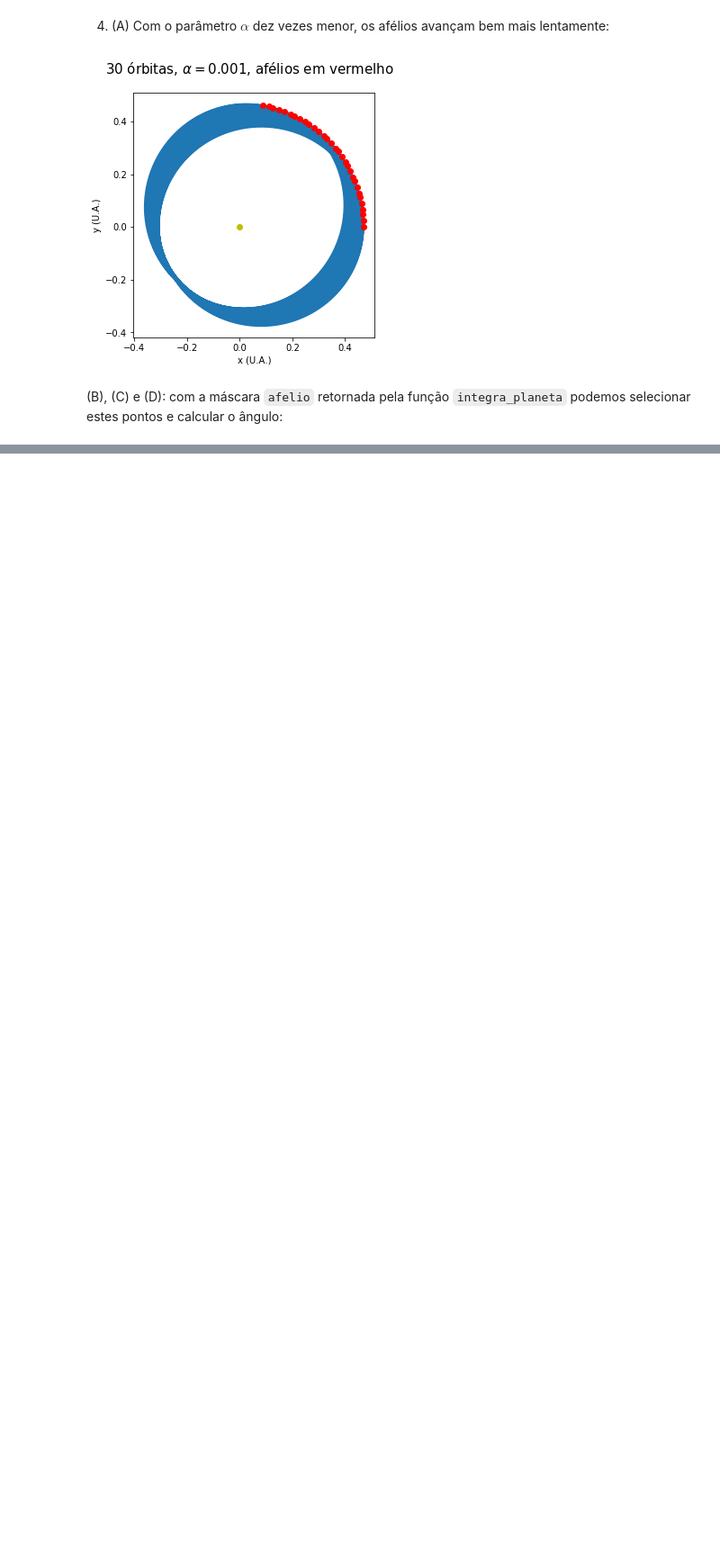
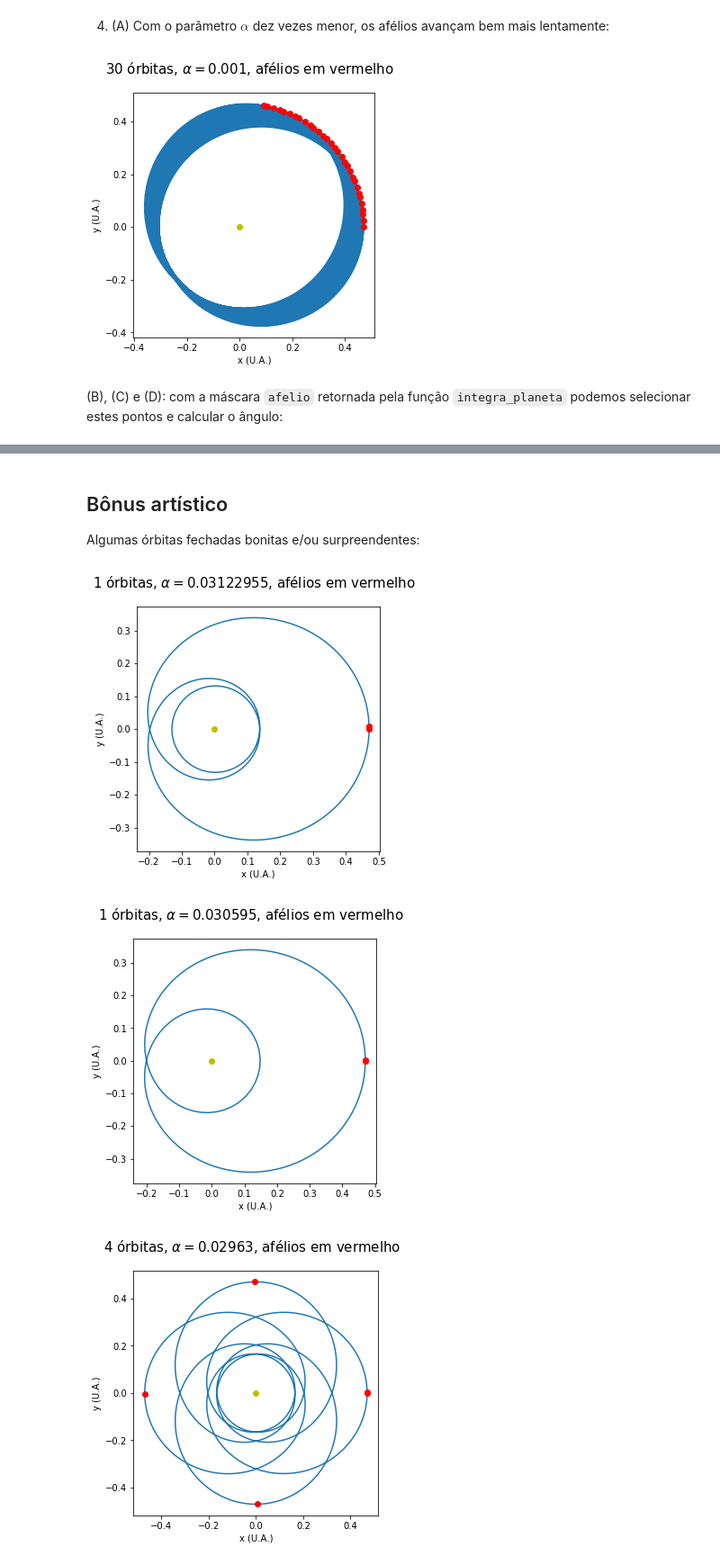
Before and after one commit to solano/mccomp19, a Jupyter notebook: mercurio.ipynb, the cells around one changed output, grey strips where cells are left out. Shown at 90% size. Saved outputs shown, nothing was run; the diff lists cells and outputs as text; code cells hidden in the pictures; blank space fills up the shorter version.

```diff
--- a/mercurio.ipynb
+++ b/mercurio.ipynb
@@ -173,0 +223,18 @@ plt.show()
+# %% [markdown]
+## Bônus artístico
+
+Algumas órbitas fechadas bonitas e/ou surpreendentes:
+# %%
+integra_e_mostra(Norbitas=1, α=0.03122955, Δt=5e-4)  # periélio e afélio de lados opostos, mas dando voltas antes
+integra_e_mostra(Norbitas=1, α=0.030595)             # periélio e afélio do mesmo lado da órbita!
+integra_e_mostra(Norbitas=4, α=0.02963)
+integra_e_mostra(Norbitas=3, α=0.029031)
+integra_e_mostra(Norbitas=2, α=0.02713)              # periélio e afélio fazendo 90 graus!
+integra_e_mostra(Norbitas=3, α=0.02341)
+integra_e_mostra(Norbitas=4, α=0.02033)
+integra_e_mostra(Norbitas=5, α=0.01790)
+integra_e_mostra(Norbitas=6, α=0.01595)
+# %% [output]
+[figure, added]
+[figure, added]
+[figure, added]
```
Also changed, not shown: parts of 12 cells of this notebook.
